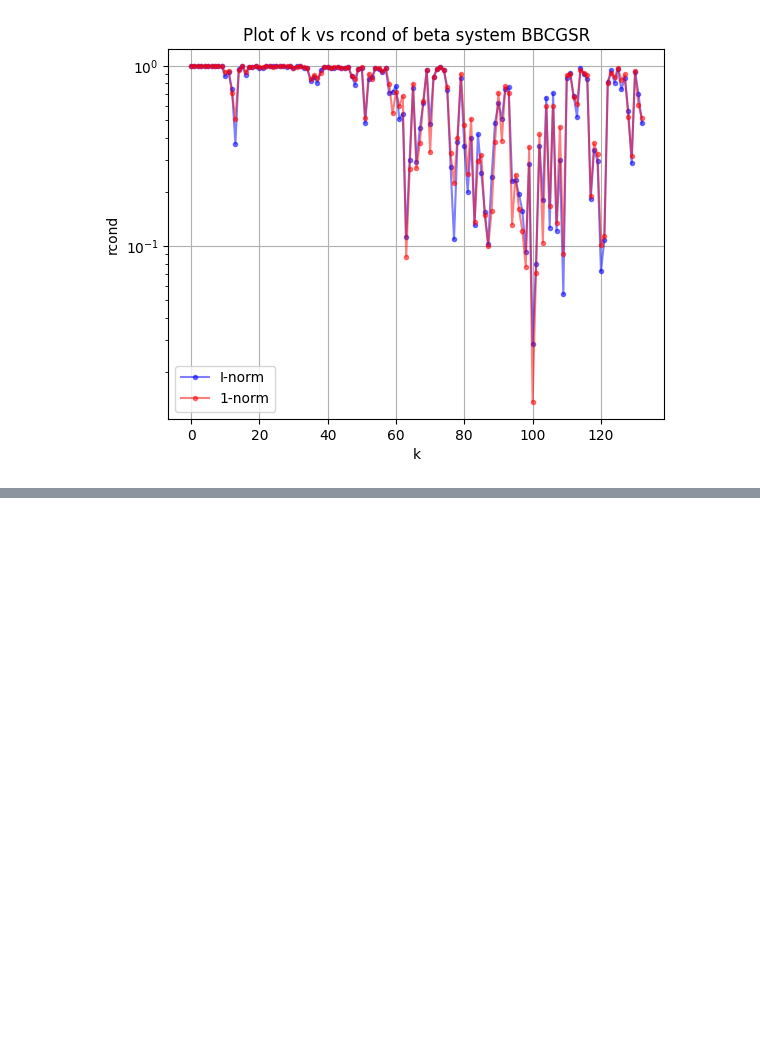
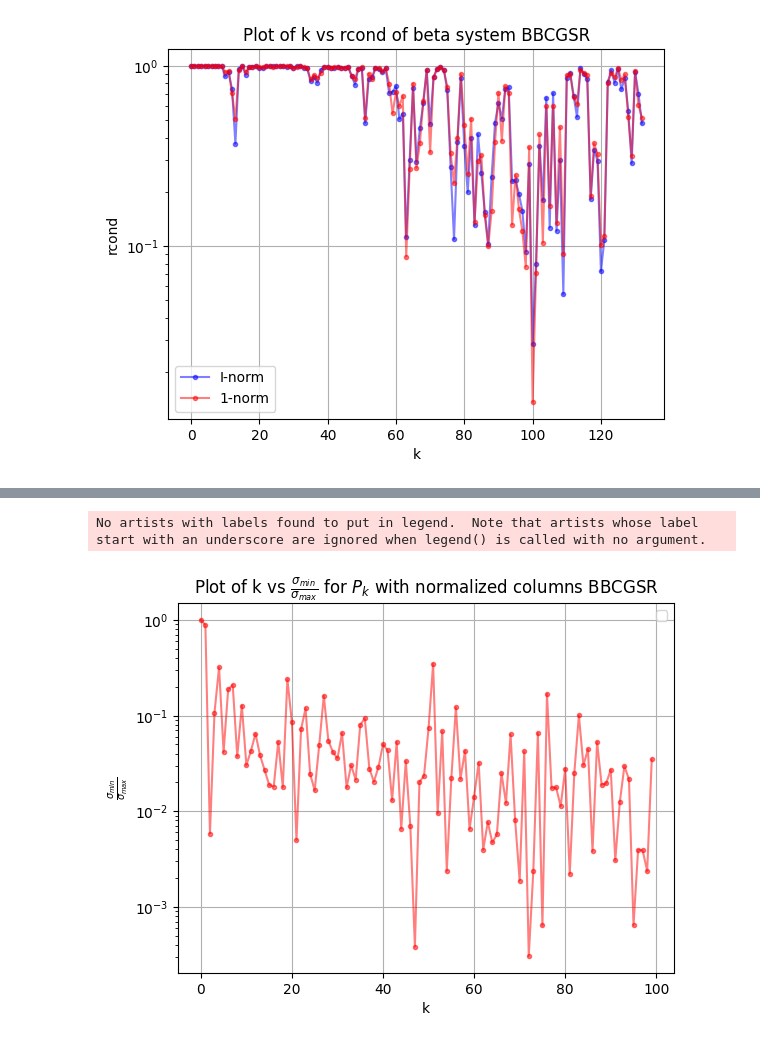
Before and after one commit to KozlovNA/BiCG_with_BLAS, a Jupyter notebook: BBCGSTAB_analisys.ipynb, the cells around one changed output, grey strips where cells are left out. Saved outputs shown, nothing was run; the diff lists cells and outputs as text; code cells hidden in the pictures; blank space fills up the shorter version.

```diff
--- a/BBCGSTAB_analisys.ipynb
+++ b/BBCGSTAB_analisys.ipynb
@@ -416,0 +610,67 @@ else:
+# %%
+import pandas as pd
+import matplotlib.pyplot as plt
+import numpy as np
+
+# Load the CSV file
+# Replace 'your_file.csv' with the path to your CSV file
+csv_file_path = './output/P_nrmsv.csv'
+data = pd.read_csv(csv_file_path)
+
+# Check if the required columns exist
+# if 'k' in data.columns and 'min' in data.columns:
+# Extract the columns
+x = data['k']
+y_min = data['min']
+# Create the plot
+# plt.figure(figsize=(10, 6))
+# plt.plot(x, y, marker='o', markersize=3, linestyle='-', color='b', alpha=0.5, label='abs value * frob norm T_k')
+# Adding titles and labels
+# plt.title(r'Plot of k vs rcond BBCGSR')
+# plt.xlabel('k')
+# plt.ylabel('rcond')
+# plt.semilogy()
+
+# Show grid
+# plt.grid()
+
+# Add legend
+# plt.legend()
+
+# plt.show()
+# Show the plot
+# else:
+# print("The required columns 'k' and 'res_2norm' are not in the CSV file.")
+
+###############################
+
+# Load the CSV file
+# Replace 'your_file.csv' with the path to your CSV file
+
+# Check if the required columns exist
+# if 'k' in data.columns and 'real' in data.columns:
+# Extract the columns
+# x = data['k']
+y_max = data['max']
+# Create the plot
+# plt.figure(figsize=(10, 6))
+plt.plot(x, np.abs(y_min/y_max), marker='o', markersize=3, linestyle='-', color='r', alpha=0.5)
+# Adding titles and labels
+plt.title(r'Plot of k vs $\frac{\sigma_{min}}{\sigma_{max}}$ for $P_k$ with normalized columns BBCGSR')
+plt.xlabel('k')
+plt.ylabel(r'$\frac{\sigma_{min}}{\sigma_{max}}$')
+plt.semilogy()
+
+# Show grid
+plt.grid()
+
+# Add legend
+plt.legend()
+
+plt.show()
+# Show the plot
+# else:
+    # print("The required columns 'k' and 'res_2norm' are not in the CSV file.")
+# %% [output]
+No artists with labels found to put in legend.  Note that artists whose label start with an underscore are ignored when legend() is called with no argument.
+[figure, added]
```
Also changed, not shown: parts of 6 cells of this notebook, 2 other files.
